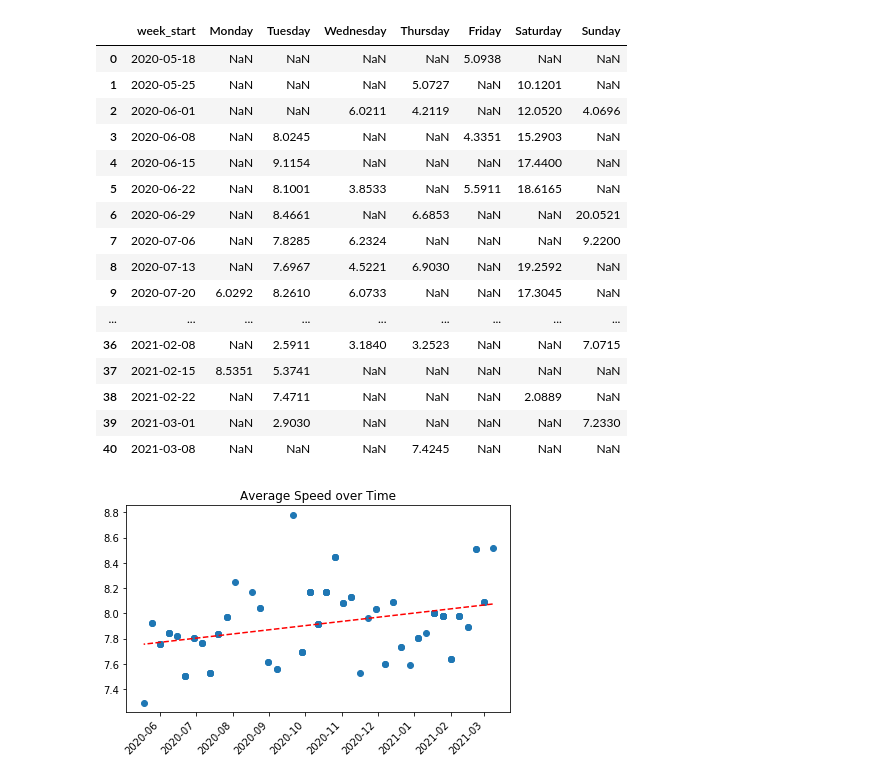
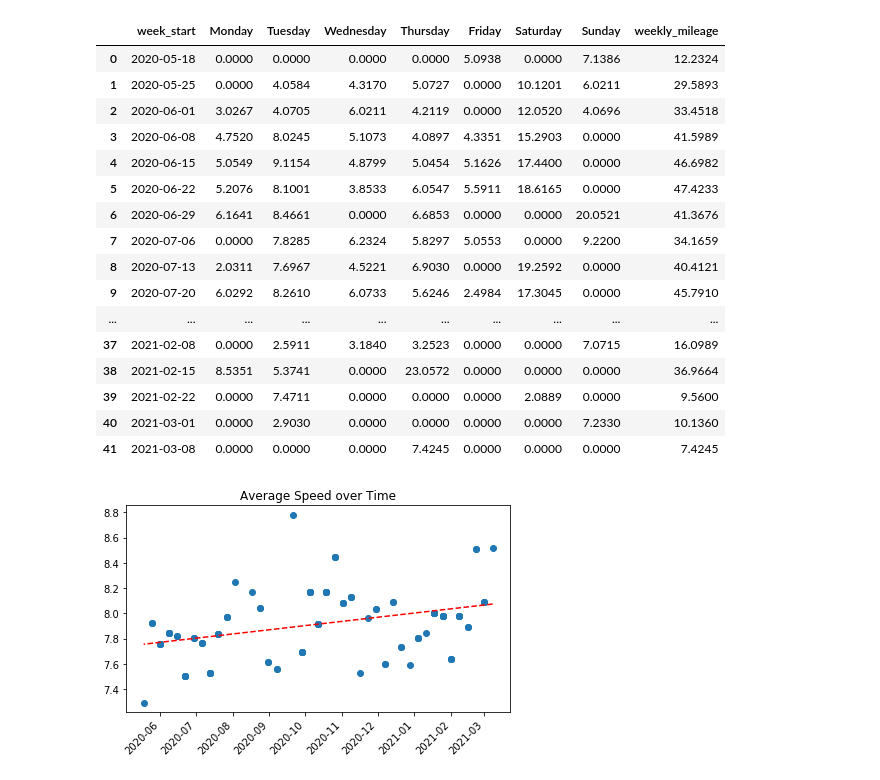
Before and after one commit to dckc22/strava_integration, a Jupyter notebook: pull_activites.ipynb, the cells around one changed output. Drawn from its saved outputs; the diff is of its cells as text; code cells hidden in the pictures.

```diff
--- a/pull_activites.ipynb
+++ b/pull_activites.ipynb
@@ -122,10 +122,10 @@ actv.to_csv('data/strava_activities.csv',index=False)
 # %%
 # make subset of actv for only running data
 
-remove_these_runs = list({'2019-01-24T14:37:30Z','2021-02-18T17:55:15Z'})
+remove_these_runs = list({'2019-01-24T14:37:30Z'}) #,'2021-02-18T17:55:15Z'})
 
 run_actv = actv[(actv.type == 'Run')
-                & (actv.avg_speed_mph > 7.15)
+               # & (actv.avg_speed_mph > 7.15)
                 & ~(actv.start_date_local.isin(remove_these_runs))
                 & (actv.start_date_local > '2020-01-01')
                 ]
@@ -134,7 +134,7 @@ run_hist = pd.pivot_table(run_actv
             , index = 'week_start'
             , columns = ['day_of_week_no','day_of_week']
             , values = 'distance_miles'
-            , aggfunc = 'sum').reset_index()
+            , aggfunc = 'sum').reset_index().fillna(0)
 
 # Group by week start and average speed
 gp_week_st = (run_actv.groupby('week_start').agg('mean').reset_index()).rename(columns={'avg_speed_mph':'weekly_avg_speed_mph'})
@@ -145,26 +145,27 @@ run_actv = pd.merge(left = run_actv, right= gp_week_st[['week_start','weekly_avg
 # %%
 columns = ['week_start','Monday','Tuesday','Wednesday','Thursday','Friday','Saturday','Sunday']
 
 run_hist.columns = columns
+run_hist['weekly_mileage'] = run_hist.iloc[:, 1:].sum(axis=1)
 run_hist
 # %% [output]
-|  | week_start | Monday | Tuesday | Wednesday | Thursday | Friday | Saturday | Sunday |
-| 0 | 2020-05-18 | NaN | NaN | NaN | NaN | 5.0938 | NaN | NaN |
-| 1 | 2020-05-25 | NaN | NaN | NaN | 5.0727 | NaN | 10.1201 | NaN |
-| 2 | 2020-06-01 | NaN | NaN | 6.0211 | 4.2119 | NaN | 12.0520 | 4.0696 |
-| 3 | 2020-06-08 | NaN | 8.0245 | NaN | NaN | 4.3351 | 15.2903 | NaN |
-| 4 | 2020-06-15 | NaN | 9.1154 | NaN | NaN | NaN | 17.4400 | NaN |
-| 5 | 2020-06-22 | NaN | 8.1001 | 3.8533 | NaN | 5.5911 | 18.6165 | NaN |
-| 6 | 2020-06-29 | NaN | 8.4661 | NaN | 6.6853 | NaN | NaN | 20.0521 |
-| 7 | 2020-07-06 | NaN | 7.8285 | 6.2324 | NaN | NaN | NaN | 9.2200 |
-| 8 | 2020-07-13 | NaN | 7.6967 | 4.5221 | 6.9030 | NaN | 19.2592 | NaN |
-| 9 | 2020-07-20 | 6.0292 | 8.2610 | 6.0733 | NaN | NaN | 17.3045 | NaN |
-| ... | ... | ... | ... | ... | ... | ... | ... | ... |
-| 36 | 2021-02-08 | NaN | 2.5911 | 3.1840 | 3.2523 | NaN | NaN | 7.0715 |
-| 37 | 2021-02-15 | 8.5351 | 5.3741 | NaN | NaN | NaN | NaN | NaN |
-| 38 | 2021-02-22 | NaN | 7.4711 | NaN | NaN | NaN | 2.0889 | NaN |
-| 39 | 2021-03-01 | NaN | 2.9030 | NaN | NaN | NaN | NaN | 7.2330 |
-| 40 | 2021-03-08 | NaN | NaN | NaN | 7.4245 | NaN | NaN | NaN |
+|  | week_start | Monday | Tuesday | Wednesday | Thursday | Friday | Saturday | Sunday | weekly_mileage |
+| 0 | 2020-05-18 | 0.0000 | 0.0000 | 0.0000 | 0.0000 | 5.0938 | 0.0000 | 7.1386 | 12.2324 |
+| 1 | 2020-05-25 | 0.0000 | 4.0584 | 4.3170 | 5.0727 | 0.0000 | 10.1201 | 6.0211 | 29.5893 |
+| 2 | 2020-06-01 | 3.0267 | 4.0705 | 6.0211 | 4.2119 | 0.0000 | 12.0520 | 4.0696 | 33.4518 |
+| 3 | 2020-06-08 | 4.7520 | 8.0245 | 5.1073 | 4.0897 | 4.3351 | 15.2903 | 0.0000 | 41.5989 |
+| 4 | 2020-06-15 | 5.0549 | 9.1154 | 4.8799 | 5.0454 | 5.1626 | 17.4400 | 0.0000 | 46.6982 |
+| 5 | 2020-06-22 | 5.2076 | 8.1001 | 3.8533 | 6.0547 | 5.5911 | 18.6165 | 0.0000 | 47.4233 |
+| 6 | 2020-06-29 | 6.1641 | 8.4661 | 0.0000 | 6.6853 | 0.0000 | 0.0000 | 20.0521 | 41.3676 |
+| 7 | 2020-07-06 | 0.0000 | 7.8285 | 6.2324 | 5.8297 | 5.0553 | 0.0000 | 9.2200 | 34.1659 |
+| 8 | 2020-07-13 | 2.0311 | 7.6967 | 4.5221 | 6.9030 | 0.0000 | 19.2592 | 0.0000 | 40.4121 |
+| 9 | 2020-07-20 | 6.0292 | 8.2610 | 6.0733 | 5.6246 | 2.4984 | 17.3045 | 0.0000 | 45.7910 |
+| ... | ... | ... | ... | ... | ... | ... | ... | ... | ... |
+| 37 | 2021-02-08 | 0.0000 | 2.5911 | 3.1840 | 3.2523 | 0.0000 | 0.0000 | 7.0715 | 16.0989 |
+| 38 | 2021-02-15 | 8.5351 | 5.3741 | 0.0000 | 23.0572 | 0.0000 | 0.0000 | 0.0000 | 36.9664 |
+| 39 | 2021-02-22 | 0.0000 | 7.4711 | 0.0000 | 0.0000 | 0.0000 | 2.0889 | 0.0000 | 9.5600 |
+| 40 | 2021-03-01 | 0.0000 | 2.9030 | 0.0000 | 0.0000 | 0.0000 | 0.0000 | 7.2330 | 10.1360 |
+| 41 | 2021-03-08 | 0.0000 | 0.0000 | 0.0000 | 7.4245 | 0.0000 | 0.0000 | 0.0000 | 7.4245 |
 # %%
 # Create chart for speed over time
 fig = plt.figure() #create overall container
```
